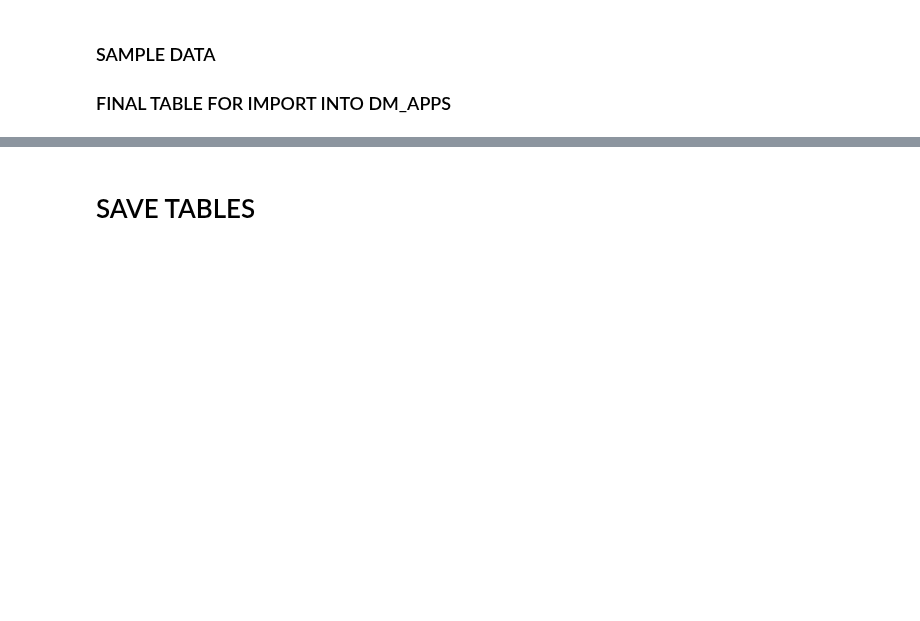
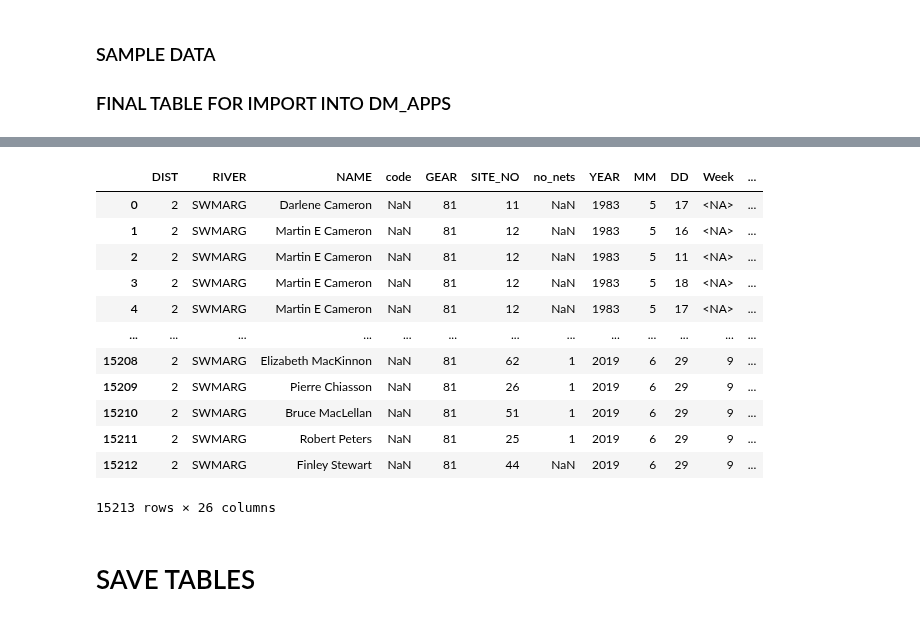
Before and after one commit to dfo-gulf-science/Gaspereau, a Jupyter notebook: 10. Cleaning and Creating Tables.ipynb, the cells around one changed output, grey strips where cells are left out. Drawn from its saved outputs; the diff is of its cells as text; code cells hidden in the pictures; blank space fills up the shorter version.

```diff
--- a/10. Cleaning and Creating Tables.ipynb
+++ b/10. Cleaning and Creating Tables.ipynb
@@ -1035,3 +1101,24 @@ if add_null_data_where_unmatched:
+# %%
+df_SD = pd.merge(
+    df_SD,
+    pd.merge(df_SD, df_FD, left_on='id', right_on='sample_id').groupby('id').count()['FISH_NO'].reset_index(),
+    on='id',
+    how='left'
+).rename({'FISH_NO':'total_fish_preserved'}, axis=1)
+# %% [output]
+|  | DIST | RIVER | NAME | code | GEAR | SITE_NO | no_nets | YEAR | MM | DD | Week | ... |
+| 0 | 2 | SWMARG | Darlene Cameron | NaN | 81 | 11 | NaN | 1983 | 5 | 17 | <NA> | ... |
+| 1 | 2 | SWMARG | Martin E Cameron | NaN | 81 | 12 | NaN | 1983 | 5 | 16 | <NA> | ... |
+| 2 | 2 | SWMARG | Martin E Cameron | NaN | 81 | 12 | NaN | 1983 | 5 | 11 | <NA> | ... |
+| 3 | 2 | SWMARG | Martin E Cameron | NaN | 81 | 12 | NaN | 1983 | 5 | 18 | <NA> | ... |
+| 4 | 2 | SWMARG | Martin E Cameron | NaN | 81 | 12 | NaN | 1983 | 5 | 17 | <NA> | ... |
+| ... | ... | ... | ... | ... | ... | ... | ... | ... | ... | ... | ... | ... |
+| 15208 | 2 | SWMARG | Elizabeth MacKinnon | NaN | 81 | 62 | 1 | 2019 | 6 | 29 | 9 | ... |
+| 15209 | 2 | SWMARG | Pierre Chiasson | NaN | 81 | 26 | 1 | 2019 | 6 | 29 | 9 | ... |
+| 15210 | 2 | SWMARG | Bruce MacLellan | NaN | 81 | 51 | 1 | 2019 | 6 | 29 | 9 | ... |
+| 15211 | 2 | SWMARG | Robert Peters | NaN | 81 | 25 | 1 | 2019 | 6 | 29 | 9 | ... |
+| 15212 | 2 | SWMARG | Finley Stewart | NaN | 81 | 44 | NaN | 2019 | 6 | 29 | 9 | ... |
+15213 rows × 26 columns
 # %%
 # ALL CAPS FOR UNMATCHED
 rename_SD = {
```
Also changed, not shown: parts of 11 cells of this notebook.
